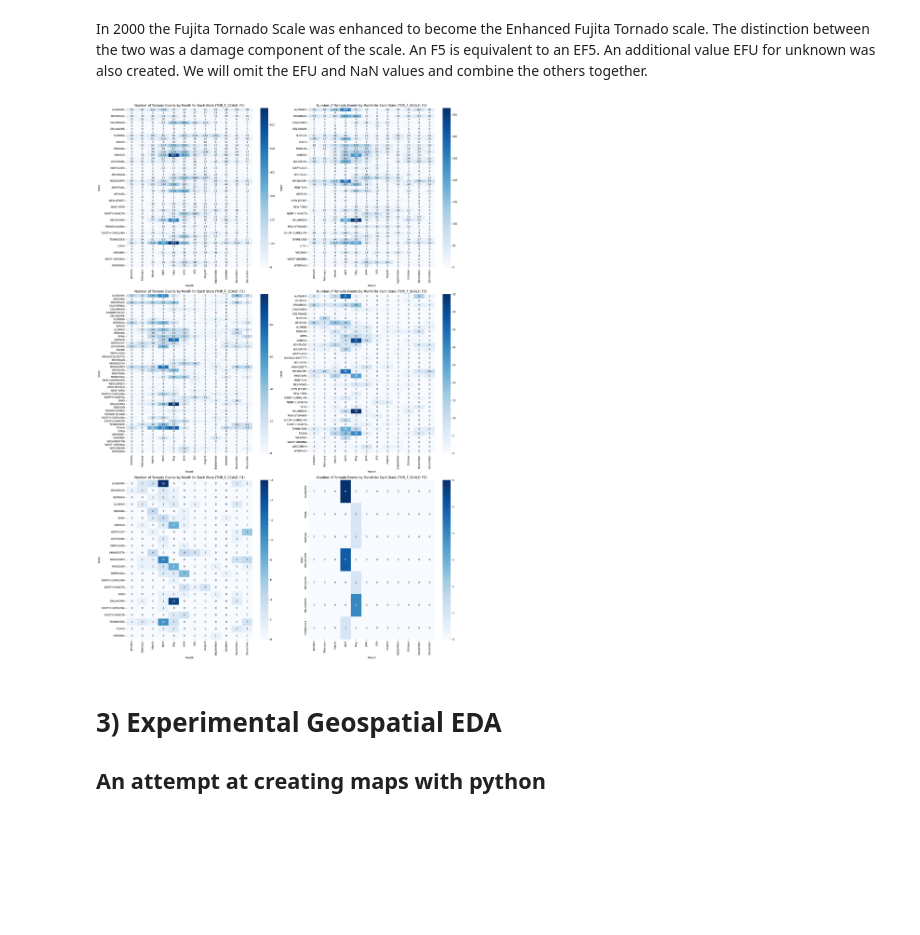
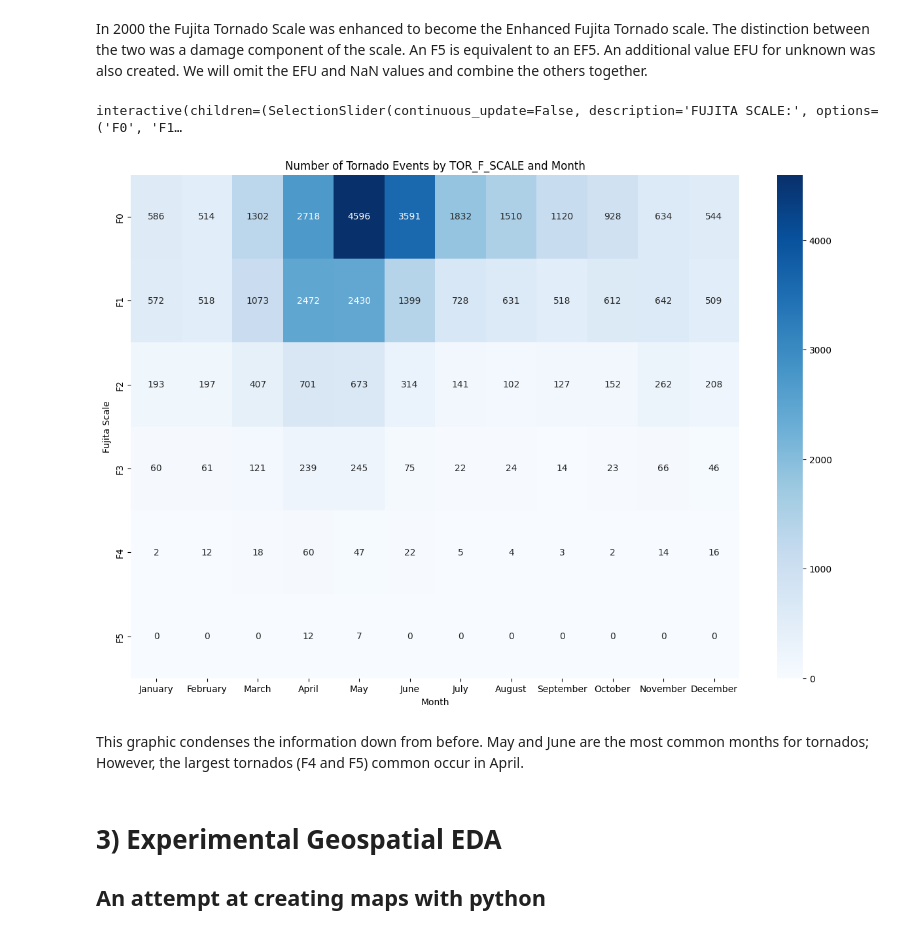
Before and after one commit to drpafowler/datafun-06-eda, a Jupyter notebook: philip_eda.ipynb, the cells around one changed output. Cells and saved outputs as stored; diff of their text form; code cells hidden in the pictures; blank space fills up the shorter version.

```diff
--- a/philip_eda.ipynb
+++ b/philip_eda.ipynb
@@ -645,17 +647,30 @@ def create_pivot_table(f_scale):
 # Create pivot tables for each tornado scale
 pivot_tables = {scale: create_pivot_table(scale) for scale in tornado_scales}
 
-# Plot the heatmaps in a grid
-fig, axes = plt.subplots(3, 2, figsize=(20, 30))
+# Function to update the heatmap based on the slider value
+def update_heatmap(scale):
+    plt.figure(figsize=(15, 10))
+    sns.heatmap(pivot_tables[scale], cmap='Blues', annot=True, fmt='g')
+    plt.title(f'Number of Tornado Events by Month for Each State (TOR_F_SCALE: {scale})')
+    plt.xlabel('Month')
+    plt.ylabel('State')
+    plt.show()
 
-for i, scale in enumerate(tornado_scales):
-    row, col = divmod(i, 2)
-    sns.heatmap(pivot_tables[scale], cmap='Blues', annot=True, fmt='g', ax=axes[row, col])
-    axes[row, col].set_title(f'Number of Tornado Events by Month for Each State (TOR_F_SCALE: {scale})')
-    axes[row, col].set_xlabel('Month')
-    axes[row, col].set_ylabel('State')
+# Create a slider widget
+scale_slider = widgets.SelectionSlider(
+    options=tornado_scales,
+    value='F0',
+    description='FUJITA SCALE:',
+    disabled=False,
+    continuous_update=False,
+    orientation='horizontal',
+    readout=True
+)
 
-plt.tight_layout()
-plt.show()
+# Create an interactive widget
+interactive_plot = widgets.interactive(update_heatmap, scale=scale_slider)
+
+# Display the interactive widget
+display(interactive_plot)
 # %% [output]
-[figure, removed]
+interactive(children=(SelectionSlider(continuous_update=False, description='FUJITA SCALE:', options=('F0', 'F1…
@@ -713,3 +677,37 @@ update_heatmap(scale_slider.value)
+# %%
+# Filter for tornado events and omit NaN and EFU
+tornado_df = df[(df['EVENT_TYPE'] == 'Tornado') & (df['TOR_F_SCALE'].notna()) & (df['TOR_F_SCALE'] != 'EFU')].copy()
+
+# Normalize the TOR_F_SCALE values to a common scale (F0-F5)
+tornado_df['TOR_F_SCALE'] = tornado_df['TOR_F_SCALE'].replace({
+    'EF0': 'F0', 'EF1': 'F1', 'EF2': 'F2', 'EF3': 'F3', 'EF4': 'F4', 'EF5': 'F5'
+})
+
+# Group by TOR_F_SCALE and month name and count the number of tornado events
+tornado_counts_by_scale_month = tornado_df.groupby(['TOR_F_SCALE', 'MONTH_NAME']).size().reset_index(name='count')
+
+# Pivot the data to have TOR_F_SCALE as rows and month names as columns
+pivot_table = tornado_counts_by_scale_month.pivot(index='TOR_F_SCALE', columns='MONTH_NAME', values='count').fillna(0)
+
+# Reorder the columns to ensure the months are in the correct order
+month_order = ['January', 'February', 'March', 'April', 'May', 'June', 'July', 'August', 'September', 'October', 'November', 'December']
+pivot_table = pivot_table[month_order]
+
+# Plot the heatmap
+plt.figure(figsize=(15, 10))
+sns.heatmap(pivot_table, cmap='Blues', annot=True, fmt='g')
+
+# Add title and labels
+plt.title('Number of Tornado Events by TOR_F_SCALE and Month')
+plt.xlabel('Month')
+plt.ylabel('Fujita Scale')
+
+# Show the plot
+plt.show()
+# %% [output]
+[figure, added]
+# %% [markdown]
+This graphic condenses the information down from before.  May and June are the most common months for tornados; However, the largest tornados (F4 and F5) common occur in April.
 # %% [markdown]
 # 3) Experimental Geospatial EDA
 ## An attempt at creating maps with python
```
Also changed, not shown: parts of 2 cells of this notebook.
